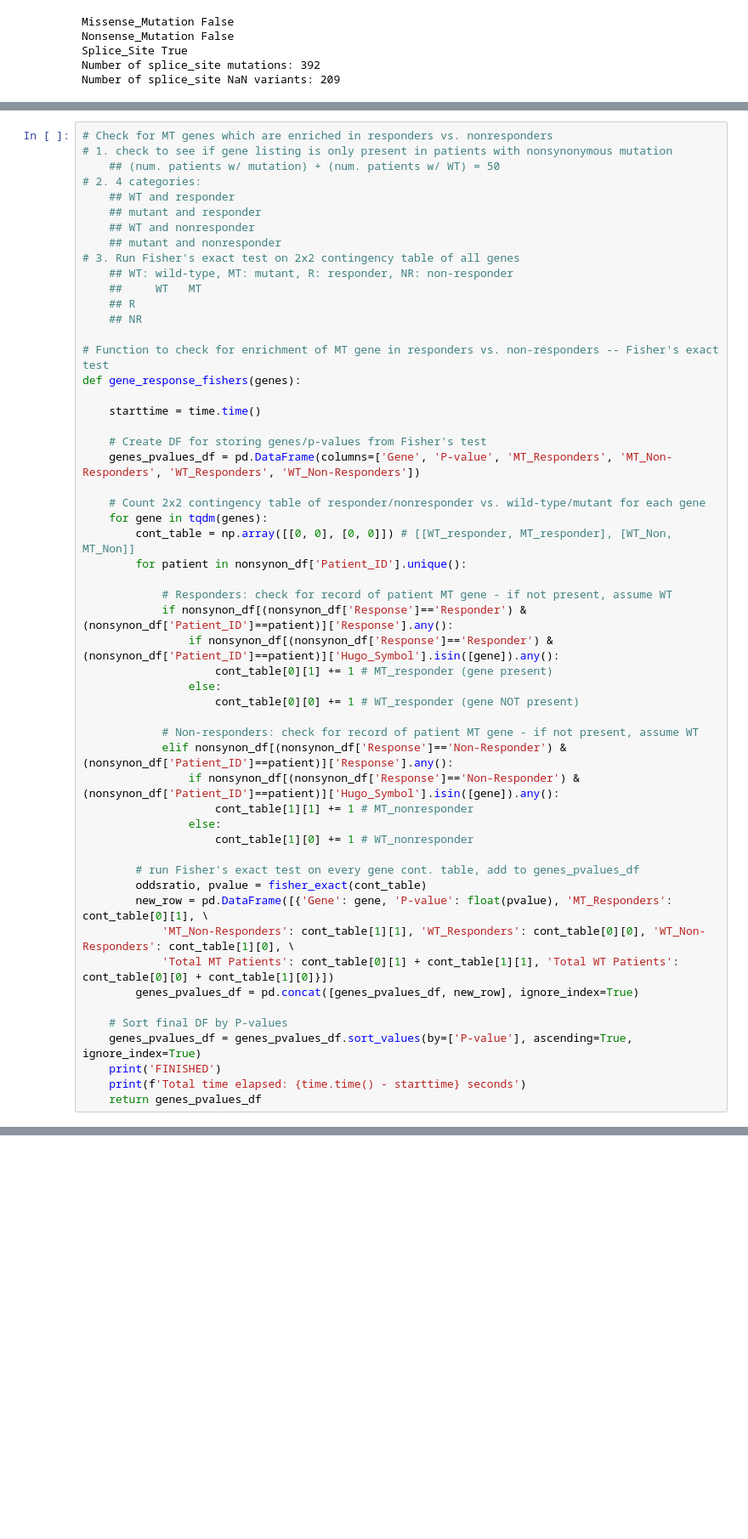
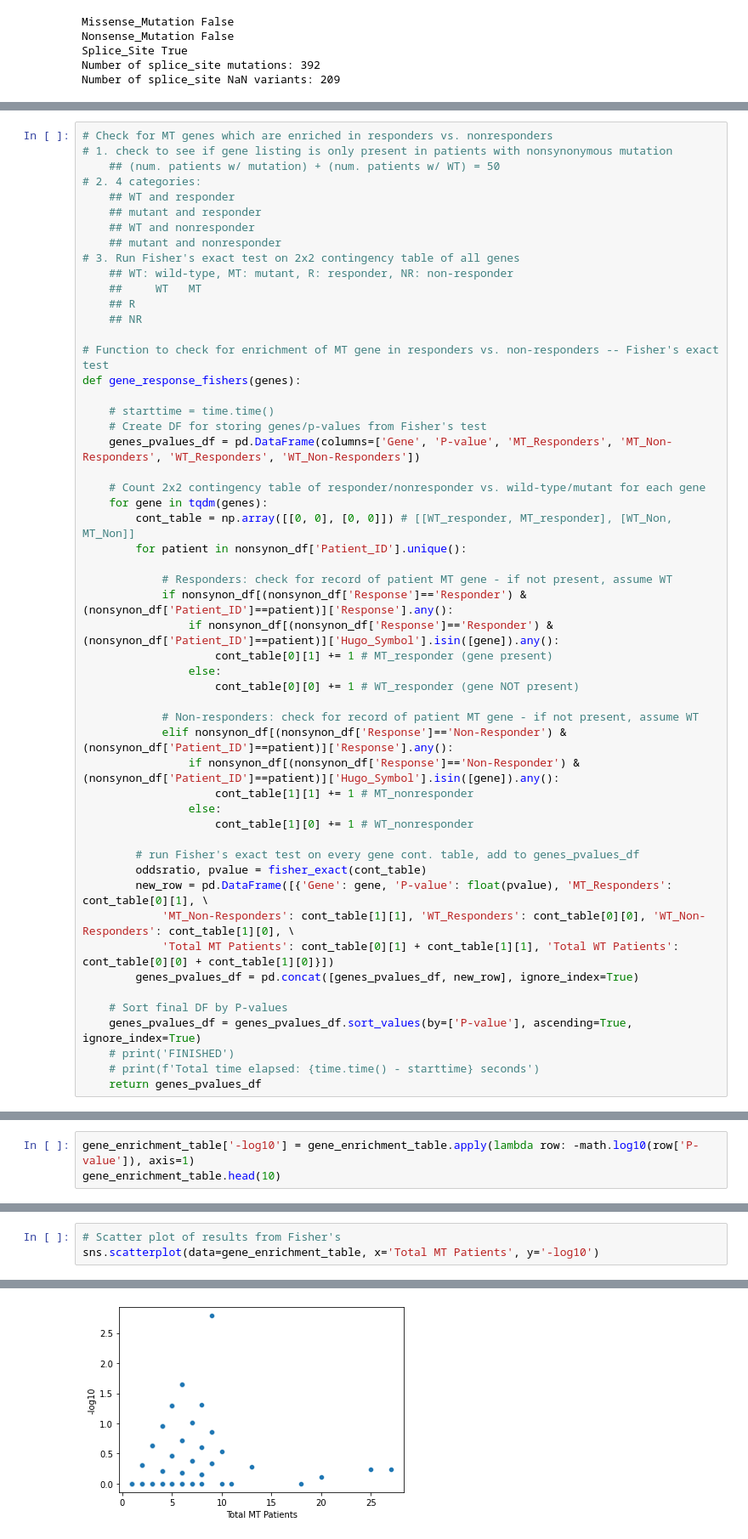
Before and after one commit to jakecharris/dana_farber-assignment, a Jupyter notebook: code-notebook.ipynb, the cells around one changed output, grey strips where cells are left out. Shown at 85% size. Cells and saved outputs as stored; diff of their text form; blank space fills up the shorter version.

```diff
--- a/code-notebook.ipynb
+++ b/code-notebook.ipynb
@@ -174,8 +197,7 @@ len(genes)
 # Function to check for enrichment of MT gene in responders vs. non-responders -- Fisher's exact test
 def gene_response_fishers(genes):
 
-    starttime = time.time()
-
+    # starttime = time.time()
     # Create DF for storing genes/p-values from Fisher's test
     genes_pvalues_df = pd.DataFrame(columns=['Gene', 'P-value', 'MT_Responders', 'MT_Non-Responders', 'WT_Responders', 'WT_Non-Responders'])
 
@@ -207,7 +229,7 @@ def gene_response_fishers(genes):
 
     # Sort final DF by P-values
     genes_pvalues_df = genes_pvalues_df.sort_values(by=['P-value'], ascending=True, ignore_index=True)
-    print('FINISHED')
-    print(f'Total time elapsed: {time.time() - starttime} seconds')
+    # print('FINISHED')
+    # print(f'Total time elapsed: {time.time() - starttime} seconds')
     return genes_pvalues_df
 # %%
@@ -232,3 +255,6 @@ Total time elapsed: 1338.2928719520569 seconds
 | 12 | CEP350 | 0.050152 | 5 | 0 | 20 | 25 | ... |
 | 13 | AHNAK | 0.050152 | 5 | 0 | 20 | 25 | ... |
 | 14 | VPS13C | 0.050152 | 5 | 0 | 20 | 25 | ... |
+# %%
+gene_enrichment_table['-log10'] = gene_enrichment_table.apply(lambda row: -math.log10(row['P-value']), axis=1)
+gene_enrichment_table.head(10)
@@ -234,0 +273,4 @@ Total time elapsed: 1338.2928719520569 seconds
+# %%
+# Scatter plot of results from Fisher's
+sns.scatterplot(data=gene_enrichment_table, x='Total MT Patients', y='-log10')
+# %% [output]
@@ -234,0 +278 @@ Total time elapsed: 1338.2928719520569 seconds
+[figure, added]
```
Also changed, not shown: parts of 6 cells of this notebook.
